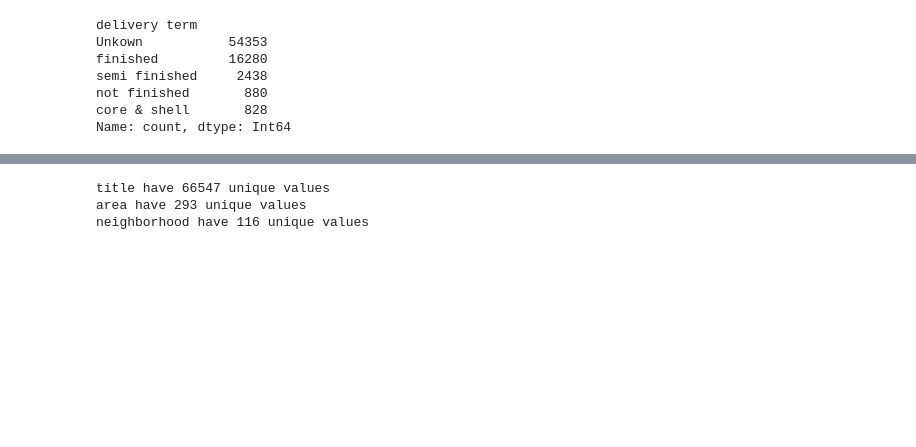
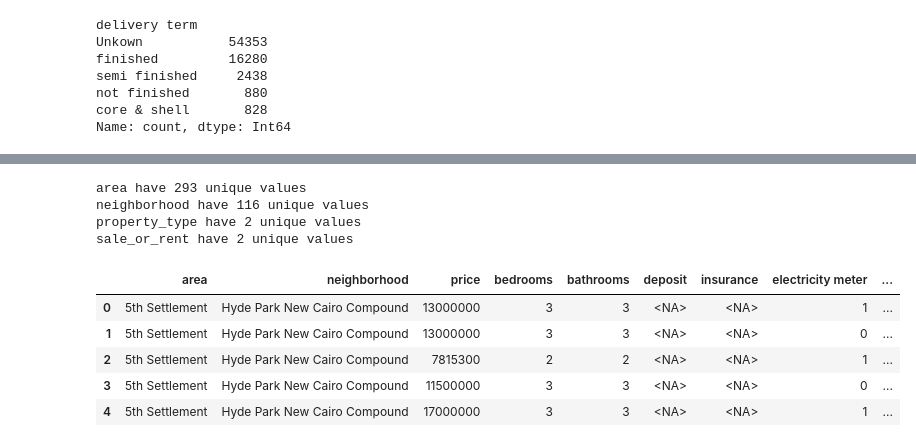
Before and after one commit to MarwanAshrafMakhlouf/cairo_real_state_intelligence_platform, a Jupyter notebook: notebooks/feature_enginering.ipynb, the cells around one changed output, grey strips where cells are left out. Drawn from its saved outputs; the diff is of its cells as text; code cells hidden in the pictures; blank space fills up the shorter version.

```diff
--- a/notebooks/feature_enginering.ipynb
+++ b/notebooks/feature_enginering.ipynb
@@ -96,7 +67,7 @@ The number of unique values in seller_name is  = 1632
 # 1. Purpose is the same as rent_or_sale
 # 2. seller_name won't be available at inference and even if it was available it will not provide useful general information
 
-df.drop(columns=['purpose', 'seller_name', 'price_tier', 'city'], inplace=True)
+df.drop(columns=['purpose', 'seller_name', 'price_tier', 'city','title','level_clean'], inplace=True)
 # %%
 ## Therefroe we need to check wither payment plan will affect the price or not
 filtered_df = df.groupby('payment option')['price'].agg(
@@ -181,8 +152,6 @@ memory usage: 20.3 MB
 # Now the string columns
 string_cols = df.select_dtypes(include='string').columns.tolist()
 for col in string_cols:
-    if col == 'title':
-        continue
     print(f'{col} have {df[col].nunique()} values with {df[col].isnull().sum()} null values')
 # %% [output]
 district have 39 values with 0 null values
@@ -247,8 +213,11 @@ Name: count, dtype: Int64
 string_cols = bool_cleaned_df.select_dtypes(include='string').columns.tolist()
 one_hot_columns =  []
 for col in string_cols:
+    if col == 'property_type' or col== 'sale_or_rent':
+        continue
     if bool_cleaned_df[col].nunique() < 40:
         one_hot_columns.append(col)
+
 encoded_df = pd.get_dummies(bool_cleaned_df, columns=one_hot_columns)
 encoded_df = engineer_bool_columns(encoded_df)
 
@@ -265,8 +246,17 @@ strings_cols = encoded_df.select_dtypes(include='string').columns.tolist()
 for col in strings_cols:
     print(f"{col} have {encoded_df[col].nunique()} unique values")
 # %% [output]
-title have 66547 unique values
 area have 293 unique values
 neighborhood have 116 unique values
+property_type have 2 unique values
+sale_or_rent have 2 unique values
 # %%
 # Next step deal with high cardinality features
+encoded_df.head()
+# %% [output]
+|  | area | neighborhood | price | bedrooms | bathrooms | deposit | insurance | electricity meter | ... |
+| 0 | 5th Settlement | Hyde Park New Cairo Compound | 13000000 | 3 | 3 | <NA> | <NA> | 1 | ... |
+| 1 | 5th Settlement | Hyde Park New Cairo Compound | 13000000 | 3 | 3 | <NA> | <NA> | 0 | ... |
+| 2 | 5th Settlement | Hyde Park New Cairo Compound | 7815300 | 2 | 2 | <NA> | <NA> | 1 | ... |
+| 3 | 5th Settlement | Hyde Park New Cairo Compound | 11500000 | 3 | 3 | <NA> | <NA> | 0 | ... |
+| 4 | 5th Settlement | Hyde Park New Cairo Compound | 17000000 | 3 | 3 | <NA> | <NA> | 1 | ... |
```
Also changed, not shown: parts of 12 cells of this notebook, 2 other files.
